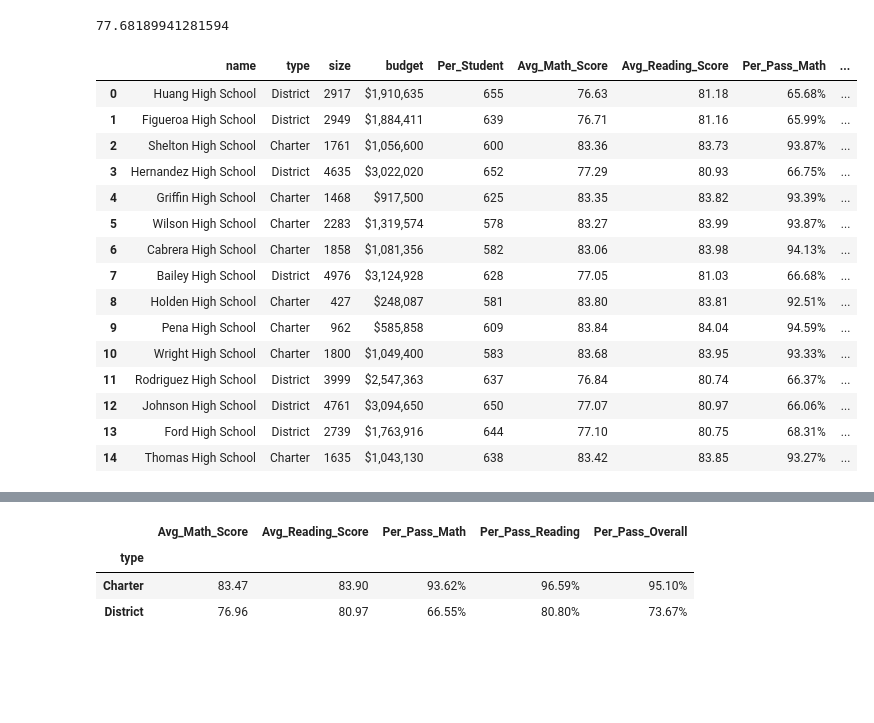
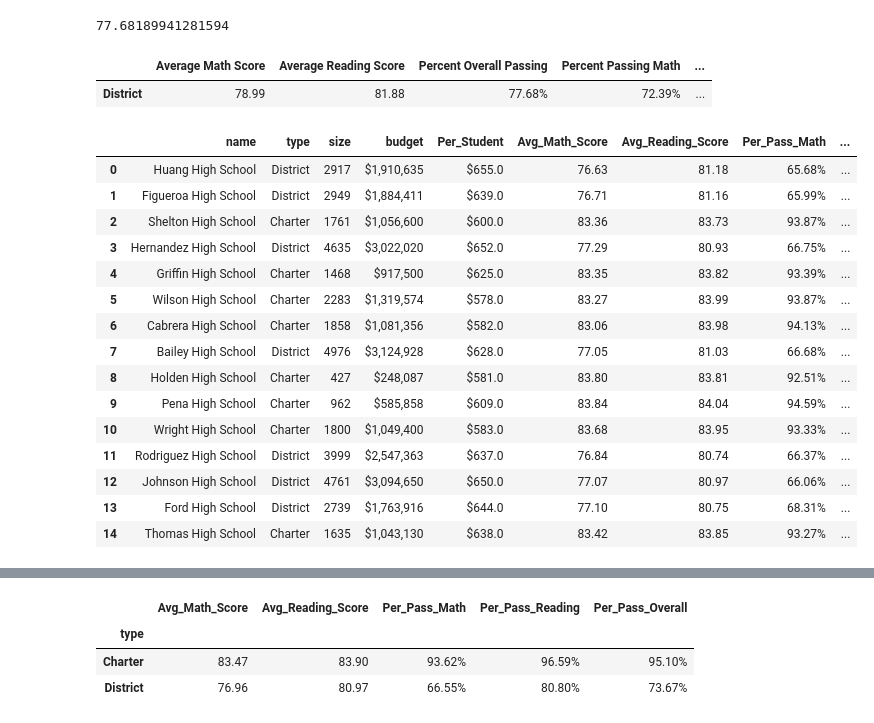
Before and after one commit to rontsung/academy-of-py, a Jupyter notebook: HW4/HW4.ipynb, the cells around one changed output, grey strips where cells are left out. Cells and saved outputs as stored; diff of their text form; code cells hidden in the pictures; blank space fills up the shorter version.

```diff
--- a/HW4/HW4.ipynb
+++ b/HW4/HW4.ipynb
@@ -60,38 +29,45 @@ t_pass = (m_pass + r_pass)/2
 t_pass
 # %% [output]
 77.68189941281594
+# %%
+district = pd.DataFrame({"Total Schools": len(schools), "Total Students": len(students), "Total Budget": [schools["budget"].sum()], "Average Math Score": students["math_score"].mean(), "Average Reading Score": students["reading_score"].mean(), "Percent Passing Math": m_pass, "Percent Passing Reading": r_pass, "Percent Overall Passing": t_pass}, index=None)
+district.index = {"District"}
+district.style.format({"Total Budget":"${:,}","Total Students": "{:,}","Percent Passing Math": "{:.2f}%", "Percent Passing Reading": "{:.2f}%","Percent Overall Passing": "{:.2f}%", "Average Math Score":"{:.2f}", "Average Reading Score":"{:.2f}"})
+# %% [output]
+|  | Average Math Score | Average Reading Score | Percent Overall Passing | Percent Passing Math | ... |
+| District | 78.99 | 81.88 | 77.68% | 72.39% | ... |
 # %%
 school_summary = schools
-#del school_summary["School ID"]
+del school_summary["School ID"]
 school_summary = school_summary.assign(Per_Student = school_summary["budget"]/school_summary["size"])
 school_summary["Per_Student"]
 school_summary = school_summary.assign(Per_Student = school_summary["budget"]/school_summary["size"])
 school_summary["Per_Student"]
 mean_math = [students.loc[students["school"] == each]["math_score"].mean() for each in schools["name"]]
 mean_reading = [students.loc[students["school"] == each]["reading_score"].mean() for each in schools["name"]]
 pass_math = [len(students.loc[students["school"]==each].loc[students.loc[students["school"]==each]["math_score"]>=70])/len(students.loc[students["school"]==each])*100 for each in schools["name"]]
 pass_reading = [len(students.loc[students["school"]==each].loc[students.loc[students["school"]==each]["reading_score"]>=70])/len(students.loc[students["school"]==each])*100 for each in schools["name"]]
 school_summary = school_summary.assign(Avg_Math_Score = mean_math)
 school_summary = school_summary.assign(Avg_Reading_Score = mean_reading)
 school_summary = school_summary.assign(Per_Pass_Math = pass_math)
 school_summary = school_summary.assign(Per_Pass_Reading = pass_reading)
 pass_total = (school_summary["Per_Pass_Reading"]+school_summary["Per_Pass_Math"])/2
 school_summary = school_summary.assign(Per_Pass_Overall = pass_total)
-school_summary.style.format({"Avg_Math_Score": "{:.2f}","Avg_Reading_Score": "{:.2f}","Per_Pass_Math": "{:.2f}%", "Per_Pass_Reading": "{:.2f}%","Per_Pass_Overall": "{:.2f}%", "budget":"${:,}"})#, "other":"{:<2.2f}"})
+school_summary.style.format({"Per_Student":"${:,}","Avg_Math_Score": "{:.2f}","Avg_Reading_Score": "{:.2f}","Per_Pass_Math": "{:.2f}%", "Per_Pass_Reading": "{:.2f}%","Per_Pass_Overall": "{:.2f}%", "budget":"${:,}"})#, "other":"{:<2.2f}"})
 # %% [output]
 |  | name | type | size | budget | Per_Student | Avg_Math_Score | Avg_Reading_Score | Per_Pass_Math | ... |
-| 0 | Huang High School | District | 2917 | $1,910,635 | 655 | 76.63 | 81.18 | 65.68% | ... |
-| 1 | Figueroa High School | District | 2949 | $1,884,411 | 639 | 76.71 | 81.16 | 65.99% | ... |
-| 2 | Shelton High School | Charter | 1761 | $1,056,600 | 600 | 83.36 | 83.73 | 93.87% | ... |
-| 3 | Hernandez High School | District | 4635 | $3,022,020 | 652 | 77.29 | 80.93 | 66.75% | ... |
-| 4 | Griffin High School | Charter | 1468 | $917,500 | 625 | 83.35 | 83.82 | 93.39% | ... |
-| 5 | Wilson High School | Charter | 2283 | $1,319,574 | 578 | 83.27 | 83.99 | 93.87% | ... |
-| 6 | Cabrera High School | Charter | 1858 | $1,081,356 | 582 | 83.06 | 83.98 | 94.13% | ... |
-| 7 | Bailey High School | District | 4976 | $3,124,928 | 628 | 77.05 | 81.03 | 66.68% | ... |
-| 8 | Holden High School | Charter | 427 | $248,087 | 581 | 83.80 | 83.81 | 92.51% | ... |
-| 9 | Pena High School | Charter | 962 | $585,858 | 609 | 83.84 | 84.04 | 94.59% | ... |
-| 10 | Wright High School | Charter | 1800 | $1,049,400 | 583 | 83.68 | 83.95 | 93.33% | ... |
-| 11 | Rodriguez High School | District | 3999 | $2,547,363 | 637 | 76.84 | 80.74 | 66.37% | ... |
-| 12 | Johnson High School | District | 4761 | $3,094,650 | 650 | 77.07 | 80.97 | 66.06% | ... |
-| 13 | Ford High School | District | 2739 | $1,763,916 | 644 | 77.10 | 80.75 | 68.31% | ... |
-| 14 | Thomas High School | Charter | 1635 | $1,043,130 | 638 | 83.42 | 83.85 | 93.27% | ... |
+| 0 | Huang High School | District | 2917 | $1,910,635 | $655.0 | 76.63 | 81.18 | 65.68% | ... |
+| 1 | Figueroa High School | District | 2949 | $1,884,411 | $639.0 | 76.71 | 81.16 | 65.99% | ... |
+| 2 | Shelton High School | Charter | 1761 | $1,056,600 | $600.0 | 83.36 | 83.73 | 93.87% | ... |
+| 3 | Hernandez High School | District | 4635 | $3,022,020 | $652.0 | 77.29 | 80.93 | 66.75% | ... |
+| 4 | Griffin High School | Charter | 1468 | $917,500 | $625.0 | 83.35 | 83.82 | 93.39% | ... |
+| 5 | Wilson High School | Charter | 2283 | $1,319,574 | $578.0 | 83.27 | 83.99 | 93.87% | ... |
+| 6 | Cabrera High School | Charter | 1858 | $1,081,356 | $582.0 | 83.06 | 83.98 | 94.13% | ... |
+| 7 | Bailey High School | District | 4976 | $3,124,928 | $628.0 | 77.05 | 81.03 | 66.68% | ... |
+| 8 | Holden High School | Charter | 427 | $248,087 | $581.0 | 83.80 | 83.81 | 92.51% | ... |
+| 9 | Pena High School | Charter | 962 | $585,858 | $609.0 | 83.84 | 84.04 | 94.59% | ... |
+| 10 | Wright High School | Charter | 1800 | $1,049,400 | $583.0 | 83.68 | 83.95 | 93.33% | ... |
+| 11 | Rodriguez High School | District | 3999 | $2,547,363 | $637.0 | 76.84 | 80.74 | 66.37% | ... |
+| 12 | Johnson High School | District | 4761 | $3,094,650 | $650.0 | 77.07 | 80.97 | 66.06% | ... |
+| 13 | Ford High School | District | 2739 | $1,763,916 | $644.0 | 77.10 | 80.75 | 68.31% | ... |
+| 14 | Thomas High School | Charter | 1635 | $1,043,130 | $638.0 | 83.42 | 83.85 | 93.27% | ... |
```
Also changed, not shown: parts of 15 cells of this notebook, 3 other files.
